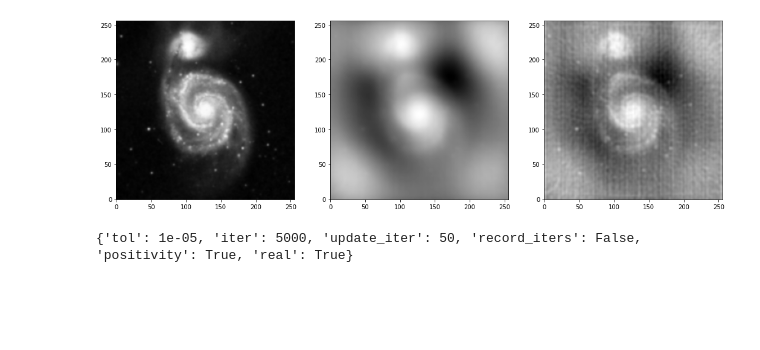
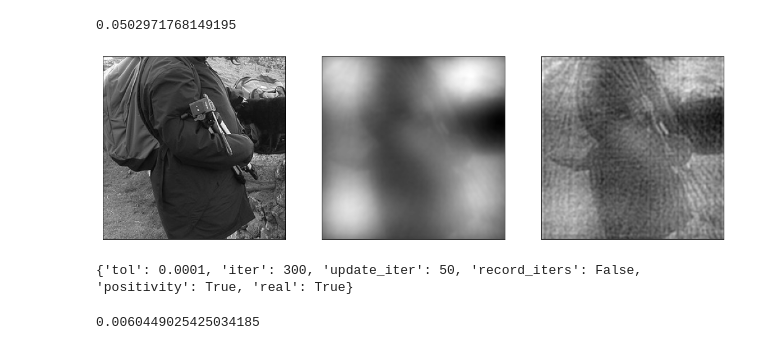
Before and after one commit to astro-informatics/LeIA, a Jupyter notebook: notebooks/nufft_example.ipynb, the cells around one changed output. Cells and saved outputs as stored; diff of their text form; code cells hidden in the pictures; blank space fills up the shorter version.

```diff
--- a/notebooks/nufft_example.ipynb
+++ b/notebooks/nufft_example.ipynb
@@ -23,0 +32,8 @@ m_op = NUFFT_op(uv)
+# %%
+# uv = random_sampling( 4440) #int(256**2/2))
+uv = spider_sampling(n_wavelengths=18)
+
+# uv /= uv.max()*np.pi
+
+m_op = NUFFT2D()
+m_op.plan(uv, (256,256), (512,512), (6,6))
@@ -23,0 +68,10 @@ m_op = NUFFT_op(uv)
+# %%
+np.mean(s)
+# %% [output]
+0.0502971768149195
+# %%
+x = np.load('./data/intermediate/COCO/NUFFT_SPIDER/x_true_test_30dB_000.npy')
+y0 = m_op.dir_op(x)
+n = np.random.normal(0, np.mean(s), (10, y0.shape[1])) + 1j * np.random.normal(0, np.mean(s), (10, y0.shape[1]))
+nv = np.std((m_op.adj_op(n)))
+nv
@@ -24,26 +80,32 @@ m_op = NUFFT_op(uv)
+# %%
+x.shape
+i=5
 # %%
-x_true = load_M51()
+# # x_true = load_M51()
+# x_true /= x_true.max()
+ISNR=30
 
-y0 = m_op.dir_op(x_true)
-ISNR = 30 #dB
+y0 = m_op.dir_op(x[i])
+# ISNR = 50 #dB
 sigma = np.sqrt(np.mean(np.abs(y0)**2)) * 10**(-ISNR/20)
 noise = np.random.normal(0, sigma, y0.shape) + 1j * np.random.normal(0, sigma, y0.shape)
-y = y0 #+ noise
+y = y0 + noise
 
 x_dirty = m_op.adj_op(y)
 noise_val = np.std((m_op.adj_op(noise)))
 
 w = np.linalg.norm(uv, axis=1)
-x_f = m_op.adj_op(y*w/w.max())
+w = w/w.max()
+x_f = m_op.adj_op(y*w)
 # %%
-compare([x_true.real, x_dirty.real, x_f.real])
+compare([x.real[i], x_dirty.real, x_f.real], cmap='gray')
 # %% [output]
-[figure, old version]
+[figure, new version]
 # %%
 psi = wavelet_basis(x_dirty.shape)
 solver = PrimalDual_l1_constrained(m_op=m_op, psi=psi, beta=1e-2,
     options={
-        'tol': 1e-5, 'iter': 5000, 'update_iter': 50,
+        'tol': 1e-4, 'iter': 300, 'update_iter': 50,
         'record_iters': False, 'positivity': True, 'real': True})
 # %% [output]
-{'tol': 1e-05, 'iter': 5000, 'update_iter': 50, 'record_iters': False, 'positivity': True, 'real': True}
+{'tol': 0.0001, 'iter': 300, 'update_iter': 50, 'record_iters': False, 'positivity': True, 'real': True}
@@ -50 +116,5 @@ solver = PrimalDual_l1_constrained(m_op=m_op, psi=psi, beta=1e-2,
+# %%
+noise_val
+# %% [output]
+0.0060449025425034185
 # %%
```
Also changed, not shown: parts of 31 cells of this notebook, 30 other files.
